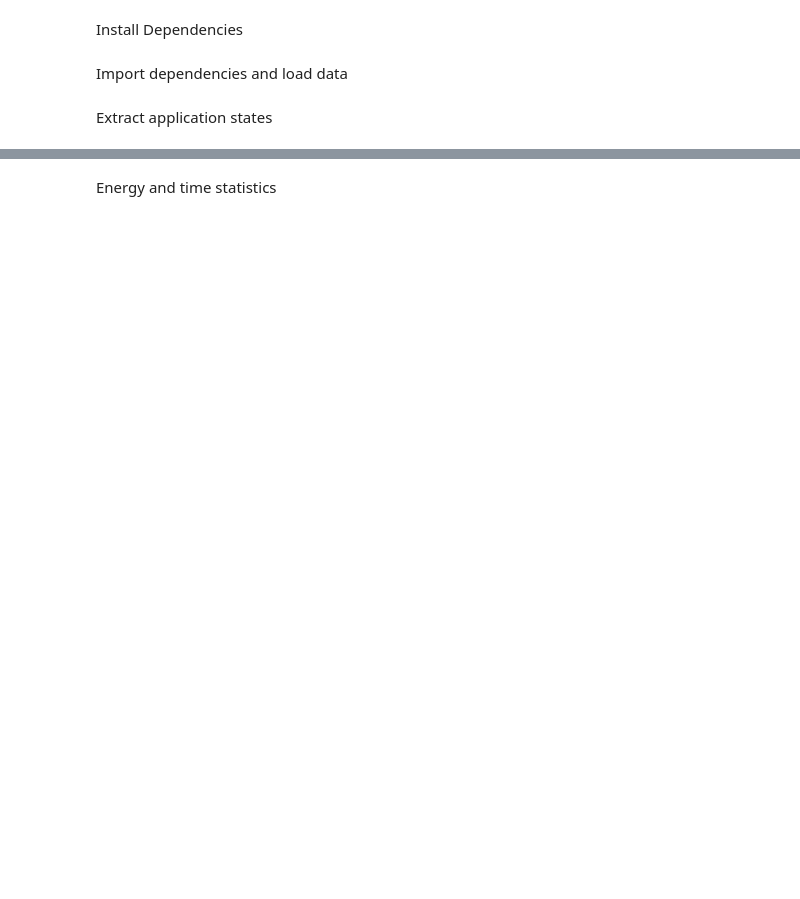
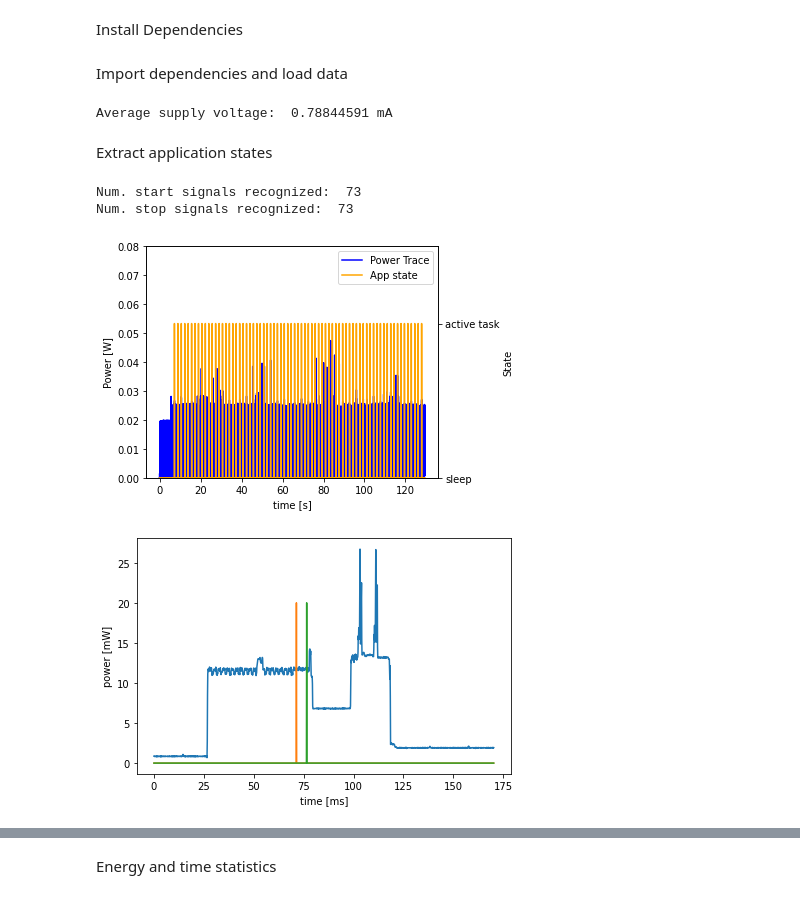
Before and after one commit to buehler/mcs-ubicomp, a Jupyter notebook: Assignment1/postprocessing_measurements.ipynb, the cells around one changed output, grey strips where cells are left out. Saved outputs shown, nothing was run; the diff lists cells and outputs as text; code cells hidden in the pictures; blank space fills up the shorter version.

```diff
--- a/Assignment1/postprocessing_measurements.ipynb
+++ b/Assignment1/postprocessing_measurements.ipynb
@@ -30,8 +30,8 @@ TRIM_END = 1.0 # seconds
 input_folder = os.path.join('./')
 
 # input files -- update path
-# measurement_file = 'data/Onboard-data.rld'
-measurement_file = 'data/Offboard-data.rld'
+measurement_file = 'data/Onboard-data.rld'
+# measurement_file = 'data/Offboard-data.rld'
 
 # Load data
 data = RocketLoggerData(os.path.join(input_folder, measurement_file))
@@ -44,7 +44,9 @@ I_app = data.get_data('I1').squeeze()[int(TRIM_START*data_sample_rate):-int(TRIM
 V_app = data.get_data('V1').squeeze()[int(TRIM_START*data_sample_rate):-int(TRIM_END*data_sample_rate)]
 app_active_window = data.get_data('DI1').squeeze()[int(TRIM_START*data_sample_rate):-int(TRIM_END*data_sample_rate)] > 0
 
-print("Average supply voltage:  {:1.2f} V ".format(np.mean(V_app)))
+print("Average supply voltage:  {:1.8f} mA ".format(1000*np.mean(I_app)))
+# %% [output]
+Average supply voltage:  0.78844591 mA
 # %% [markdown]
 Extract application states
 # %%
@@ -67,6 +69,9 @@ num_end = len(app_end_index)
 
 print('Num. start signals recognized: ', num_start)
 print('Num. stop signals recognized: ', num_end)
+# %% [output]
+Num. start signals recognized:  73
+Num. stop signals recognized:  73
 # %%
 # plot the power trace and the calculated app state
 fig, ax1 = plt.subplots()
@@ -80,37 +85,40 @@ lns2 = ax2.plot(t_app,app_active_window, label='App state', color="orange")
 ax2.set_ylim(0,1.5)
 ax2.set_ylabel('State')
 ax2.set_yticks([0, 1])
 ax2.set_yticklabels( ["sleep", "active task"])
 # add legends for both lines
 lns = lns1+lns2
 labs = [l.get_label() for l in lns]
 ax1.legend(lns, labs)
 plt.tight_layout()
-plt.savefig(filename+"power_overview.png", bbox_inches="tight")
+plt.savefig(measurement_file+"power_overview.png", bbox_inches="tight")
 
 # # Plot the app start and app end
 # plt.figure()
 # plt.plot(t_app,app_start, label='Start')
 # plt.plot(t_app,app_end, label='End')
 # plt.xlabel('time [s]')
 # plt.ylabel('State')
 # plt.yticks([0, 1], ["sleep", "active task"])
 # plt.legend()
 # plt.tight_layout()
 # plt.savefig("state_overview.png", bbox_inches="tight")
 
 # Print one activation  in detail
-# detail_range = range(190734,192092) %%% To be used with onboard file
-detail_range = range(193734,195092)
+detail_range = range(190734,192092) # To be used with onboard file
+# detail_range = range(193734,195092)
 plt.figure()
 _ = plt.plot(1e3 * (t_app[detail_range] - t_app[detail_range].min()), 1e3 * P_app[detail_range], label='Power Trace')
 _ = plt.plot(1e3 * (t_app[detail_range] - t_app[detail_range].min()), 20 * app_start[detail_range], label='Power Trace')
 _ = plt.plot(1e3 * (t_app[detail_range] - t_app[detail_range].min()), 20 * app_end[detail_range], label='Power Trace')
 _ = plt.xlabel('time [ms]')
 _ = plt.ylabel('power [mW]')
 plt.tight_layout()
-plt.savefig(filename+"closeup.png", bbox_inches="tight")
+plt.savefig(measurement_file+"closeup.png", bbox_inches="tight")
 plt.show()
+# %% [output]
+[figure, added]
+[figure, added]
 # %%
 # calculate app active windows
 app_active = np.zeros_like(app_start, dtype=bool)
```
Also changed, not shown: parts of 1 cell of this notebook.
